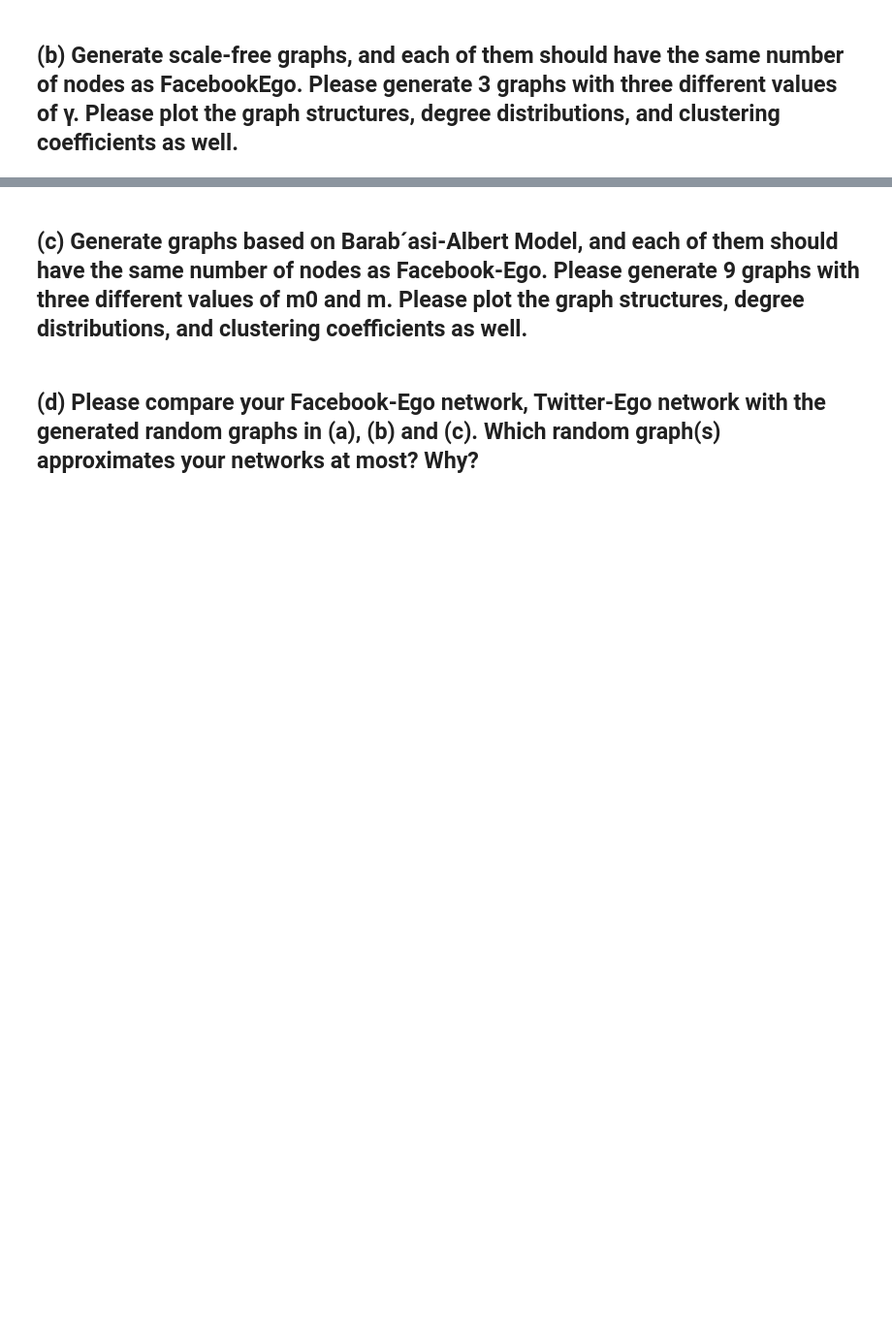
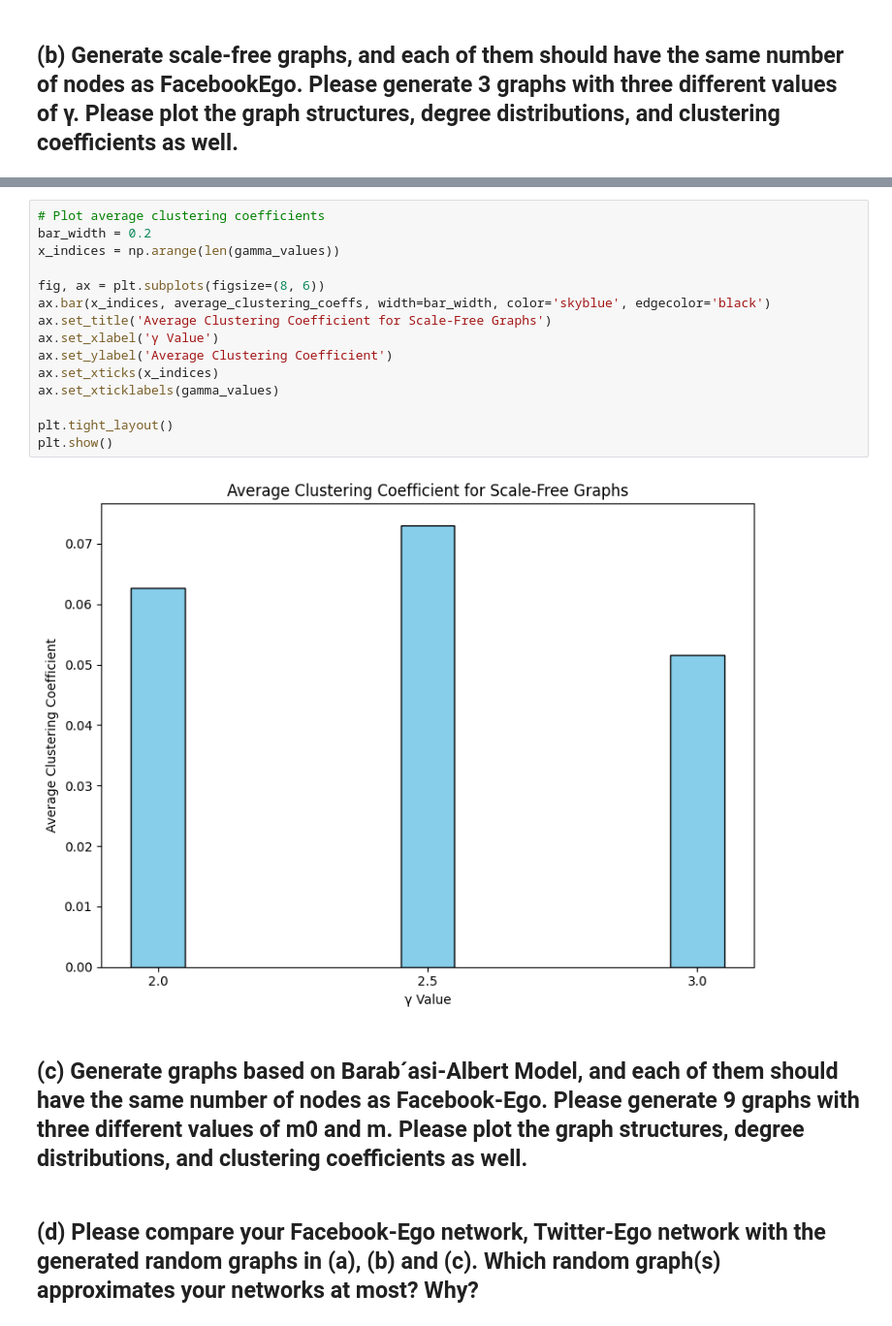
Before and after one commit to pariaighanian/Analysis_of_Complex_Netwroks, a Jupyter notebook: assignment_03.ipynb, the cells around one changed output, grey strips where cells are left out. Shown at 97% size. Saved outputs shown, nothing was run; the diff lists cells and outputs as text; blank space fills up the shorter version.

```diff
--- a/assignment_03.ipynb
+++ b/assignment_03.ipynb
@@ -145,3 +175,20 @@ plt.show()
+# %%
+# Plot average clustering coefficients
+bar_width = 0.2
+x_indices = np.arange(len(gamma_values))
+
+fig, ax = plt.subplots(figsize=(8, 6))
+ax.bar(x_indices, average_clustering_coeffs, width=bar_width, color='skyblue', edgecolor='black')
+ax.set_title('Average Clustering Coefficient for Scale-Free Graphs')
+ax.set_xlabel('γ Value')
+ax.set_ylabel('Average Clustering Coefficient')
+ax.set_xticks(x_indices)
+ax.set_xticklabels(gamma_values)
+
+plt.tight_layout()
+plt.show()
+# %% [output]
+[figure, added]
 # %% [markdown]
 ## (c) Generate graphs based on Barab´asi-Albert Model, and each of them should have the same number of nodes as Facebook-Ego. Please generate 9 graphs with three different values of m0 and m. Please plot the graph structures, degree distributions, and clustering coefficients as well.
 # %% [markdown]
```
Also changed, not shown: parts of 5 cells of this notebook.
